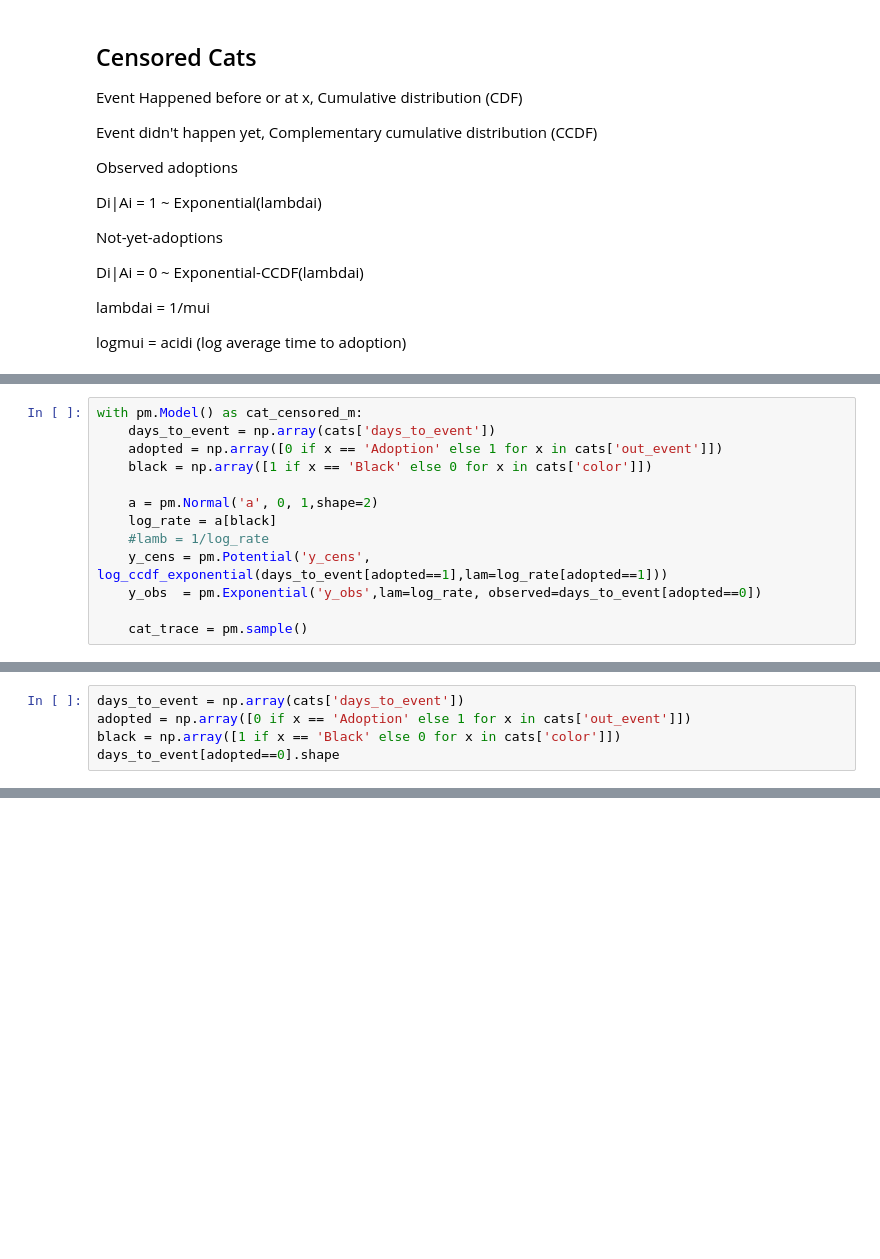
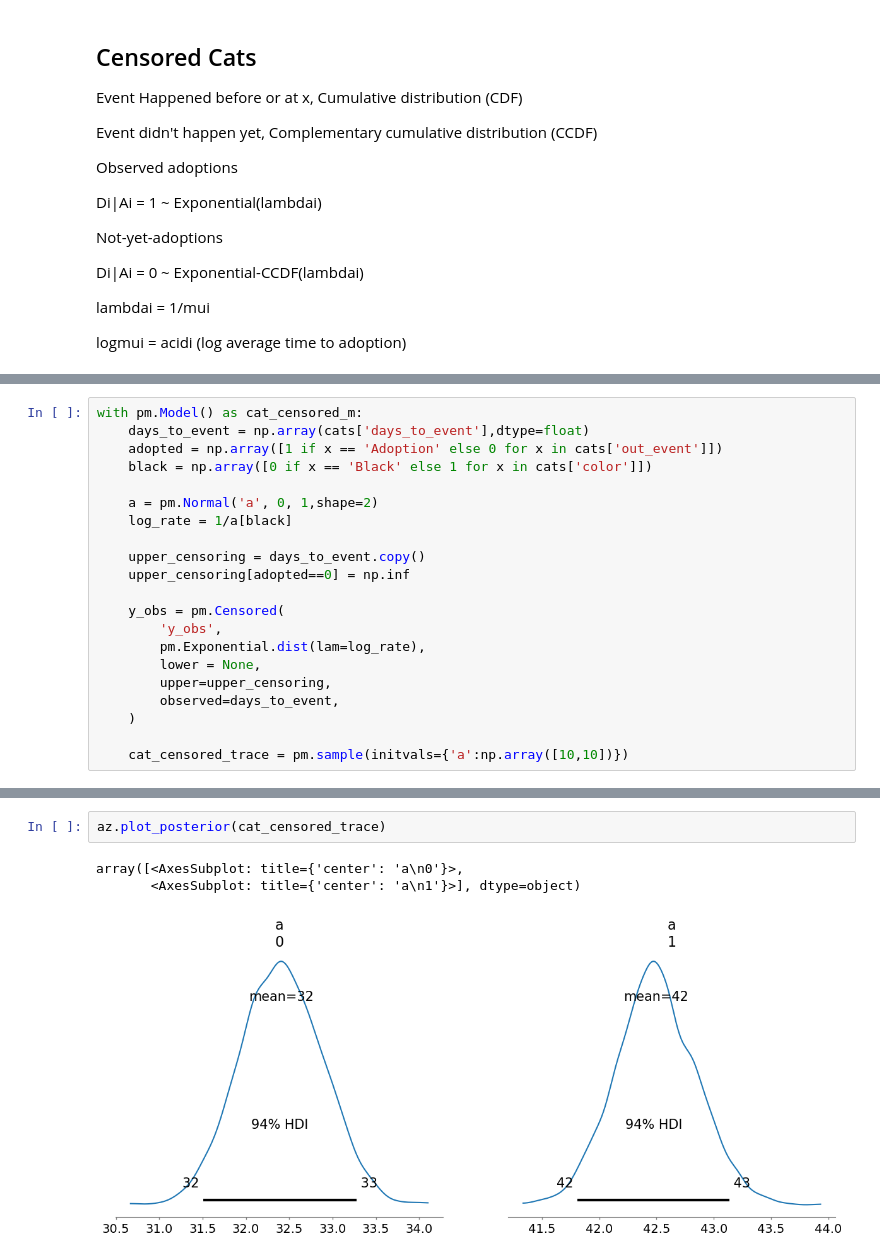
Before and after one commit to kpjmcg/Statistical-Rethinking-2023-Python-Notes, a Jupyter notebook: Lecture_9_2023.ipynb, the cells around one changed output, grey strips where cells are left out. Drawn from its saved outputs; the diff is of its cells as text; blank space fills up the shorter version.

Commit message:
Working on cat adoption example

```diff
--- a/Lecture_9_2023.ipynb
+++ b/Lecture_9_2023.ipynb
@@ -688,13 +608,0 @@ def log_ccdf_exponential(x, lam):
-# %%
-with pm.Model() as cat_censored_m:
-    days_to_event = np.array(cats['days_to_event'])
-    adopted = np.array([0 if x == 'Adoption' else 1 for x in cats['out_event']])
-    black = np.array([1 if x == 'Black' else 0 for x in cats['color']])
-
-    a = pm.Normal('a', 0, 1,shape=2)
-    log_rate = a[black]
-    #lamb = 1/log_rate
-    y_cens = pm.Potential('y_cens', log_ccdf_exponential(days_to_event[adopted==1],lam=log_rate[adopted==1]))
-    y_obs  = pm.Exponential('y_obs',lam=log_rate, observed=days_to_event[adopted==0])
-
-    cat_trace = pm.sample()
@@ -723,5 +608,0 @@ Inputs types: [TensorType(bool, (1,)), TensorType(float64, (?,)), TensorType(flo
-# %%
-days_to_event = np.array(cats['days_to_event'])
-adopted = np.array([0 if x == 'Adoption' else 1 for x in cats['out_event']])
-black = np.array([1 if x == 'Black' else 0 for x in cats['color']])
-days_to_event[adopted==0].shape
@@ -729,0 +645,21 @@ days_to_event[adopted==0].shape
+# %%
+with pm.Model() as cat_censored_m:
+    days_to_event = np.array(cats['days_to_event'],dtype=float)
+    adopted = np.array([1 if x == 'Adoption' else 0 for x in cats['out_event']])
+    black = np.array([0 if x == 'Black' else 1 for x in cats['color']])
+
+    a = pm.Normal('a', 0, 1,shape=2)
+    log_rate = 1/a[black]
+
+    upper_censoring = days_to_event.copy()
+    upper_censoring[adopted==0] = np.inf
+
+    y_obs = pm.Censored(
+        'y_obs',
+        pm.Exponential.dist(lam=log_rate),
+        lower = None,
+        upper=upper_censoring,
+        observed=days_to_event,
+    )
+
+    cat_censored_trace = pm.sample(initvals={'a':np.array([10,10])})
@@ -729,0 +680,6 @@ days_to_event[adopted==0].shape
+# %%
+az.plot_posterior(cat_censored_trace)
+# %% [output]
+array([<AxesSubplot: title={'center': 'a\n0'}>,
+       <AxesSubplot: title={'center': 'a\n1'}>], dtype=object)
+[figure, added]
```
Also changed, not shown: parts of 34 cells of this notebook.
